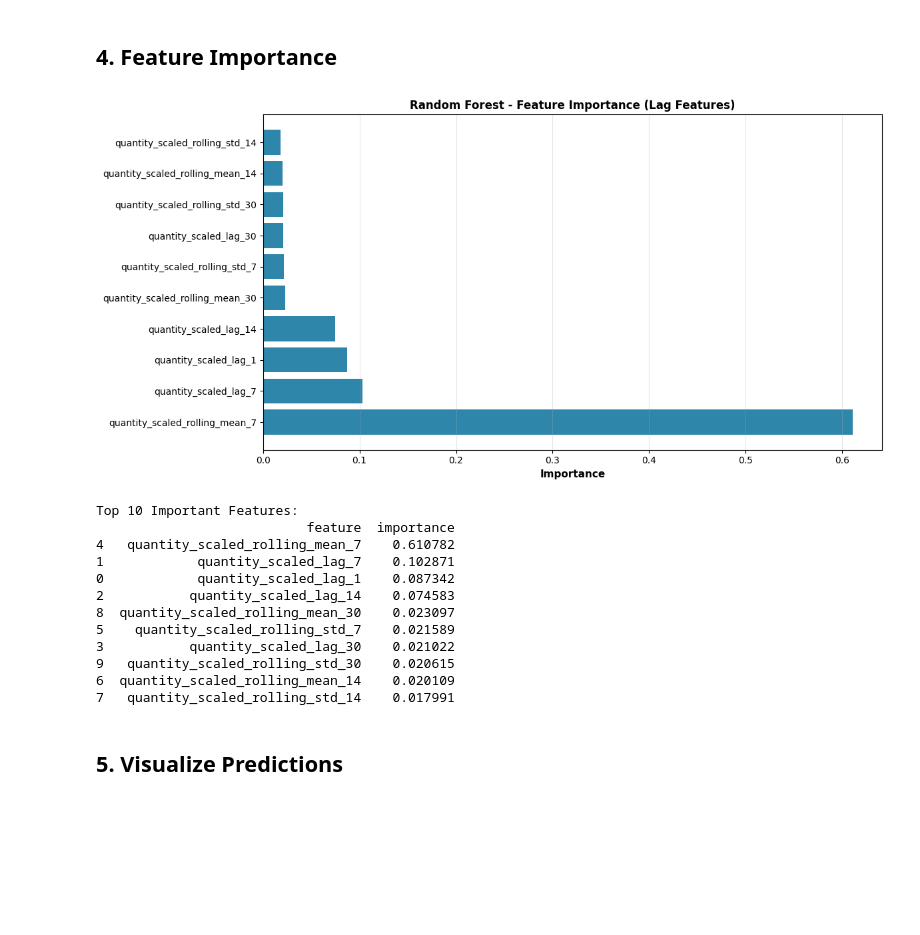
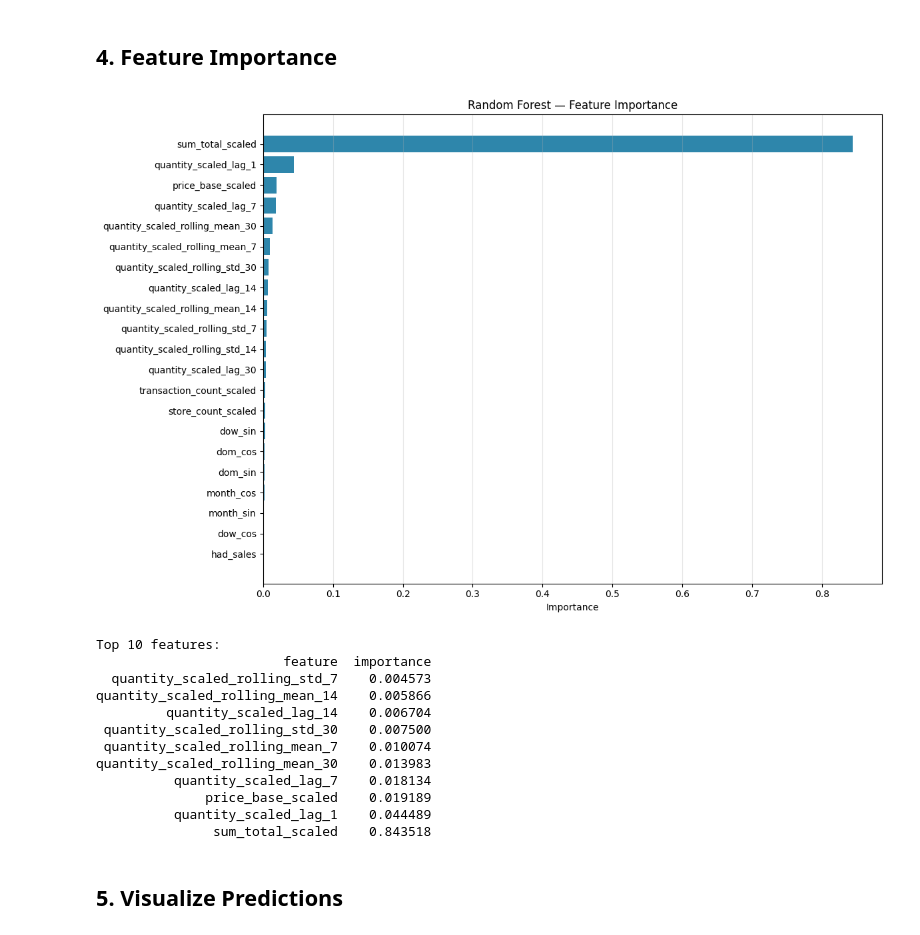
Before and after one commit to nhbi05/demand-forecasting, a Jupyter notebook: notebooks/04_Random_Forest.ipynb, the cells around one changed output. Drawn from its saved outputs; the diff is of its cells as text; code cells hidden in the pictures; blank space fills up the shorter version.

Commit message:
uniform models

```diff
--- a/notebooks/04_Random_Forest.ipynb
+++ b/notebooks/04_Random_Forest.ipynb
@@ -99,7 +101,7 @@ Test data shapes (for Random Forest):
 # %% [markdown]
 ## 2. Train Random Forest Model
 # %%
-print("Training Random Forest model...")
+print('Training Random Forest...')
 
 model = RandomForestRegressor(
     n_estimators=100,
@@ -108,12 +110,15 @@ model = RandomForestRegressor(
     min_samples_leaf=2,
     random_state=42,
     n_jobs=-1,
-    verbose=0
 )
+model.fit(X_train, y_train)
 
-model.fit(X_train_flat, y_train_flat)
+val_preds = model.predict(X_val)
+val_mae   = mean_absolute_error(y_val, val_preds)
+val_rmse  = float(np.sqrt(mean_squared_error(y_val, val_preds)))
 
-print("Training completed")
-print(f"Model features: {model.n_features_in_}")
-print(f"Trees trained: {model.n_estimators}")
+print(f'Trees            : {model.n_estimators}')
+print(f'Features         : {model.n_features_in_}')
+print(f'Val MAE  (scaled): {val_mae:.4f}')
+print(f'Val RMSE (scaled): {val_rmse:.4f}')
 # %% [output]
@@ -159,36 +284,35 @@ First 10 predictions: [142.04321  110.14531  123.61832  123.54876   96.13605  10
 # %% [markdown]
 ## 4. Feature Importance
 # %%
-# Feature importance analysis with real feature names
 feature_importance = pd.DataFrame({
-    'feature': feature_cols,
-    'importance': model.feature_importances_
-}).sort_values('importance', ascending=False)
+    'feature'   : feature_cols,
+    'importance': model.feature_importances_,
+}).sort_values('importance', ascending=True)
 
-fig, ax = plt.subplots(figsize=(12, 6))
-bars = ax.barh(feature_importance['feature'], feature_importance['importance'], color='#2E86AB')
-ax.set_xlabel('Importance', fontsize=11, fontweight='bold')
-ax.set_title('Random Forest - Feature Importance (Lag Features)', fontsize=12, fontweight='bold')
+fig, ax = plt.subplots(figsize=(12, 8))
+ax.barh(feature_importance['feature'], feature_importance['importance'], color='#2E86AB')
+ax.set_xlabel('Importance')
+ax.set_title('Random Forest — Feature Importance')
 ax.grid(True, alpha=0.3, axis='x')
 plt.tight_layout()
 plt.show()
 
-print("\nTop 10 Important Features:")
-print(feature_importance.head(10))
+print('\nTop 10 features:')
+print(feature_importance.tail(10)[['feature', 'importance']].to_string(index=False))
 # %% [output]
-[figure, old version]
+[figure, new version]
-Top 10 Important Features:
-                           feature  importance
-4   quantity_scaled_rolling_mean_7    0.610782
-1            quantity_scaled_lag_7    0.102871
-0            quantity_scaled_lag_1    0.087342
-2           quantity_scaled_lag_14    0.074583
-8  quantity_scaled_rolling_mean_30    0.023097
-5    quantity_scaled_rolling_std_7    0.021589
-3           quantity_scaled_lag_30    0.021022
-9   quantity_scaled_rolling_std_30    0.020615
-6  quantity_scaled_rolling_mean_14    0.020109
-7   quantity_scaled_rolling_std_14    0.017991
+Top 10 features:
+                        feature  importance
+  quantity_scaled_rolling_std_7    0.004573
+quantity_scaled_rolling_mean_14    0.005866
+         quantity_scaled_lag_14    0.006704
+ quantity_scaled_rolling_std_30    0.007500
+ quantity_scaled_rolling_mean_7    0.010074
+quantity_scaled_rolling_mean_30    0.013983
+          quantity_scaled_lag_7    0.018134
+              price_base_scaled    0.019189
+          quantity_scaled_lag_1    0.044489
+               sum_total_scaled    0.843518
 # %% [markdown]
 ## 5. Visualize Predictions
 # %%
```
Also changed, not shown: parts of 7 cells of this notebook, 2 other files.
